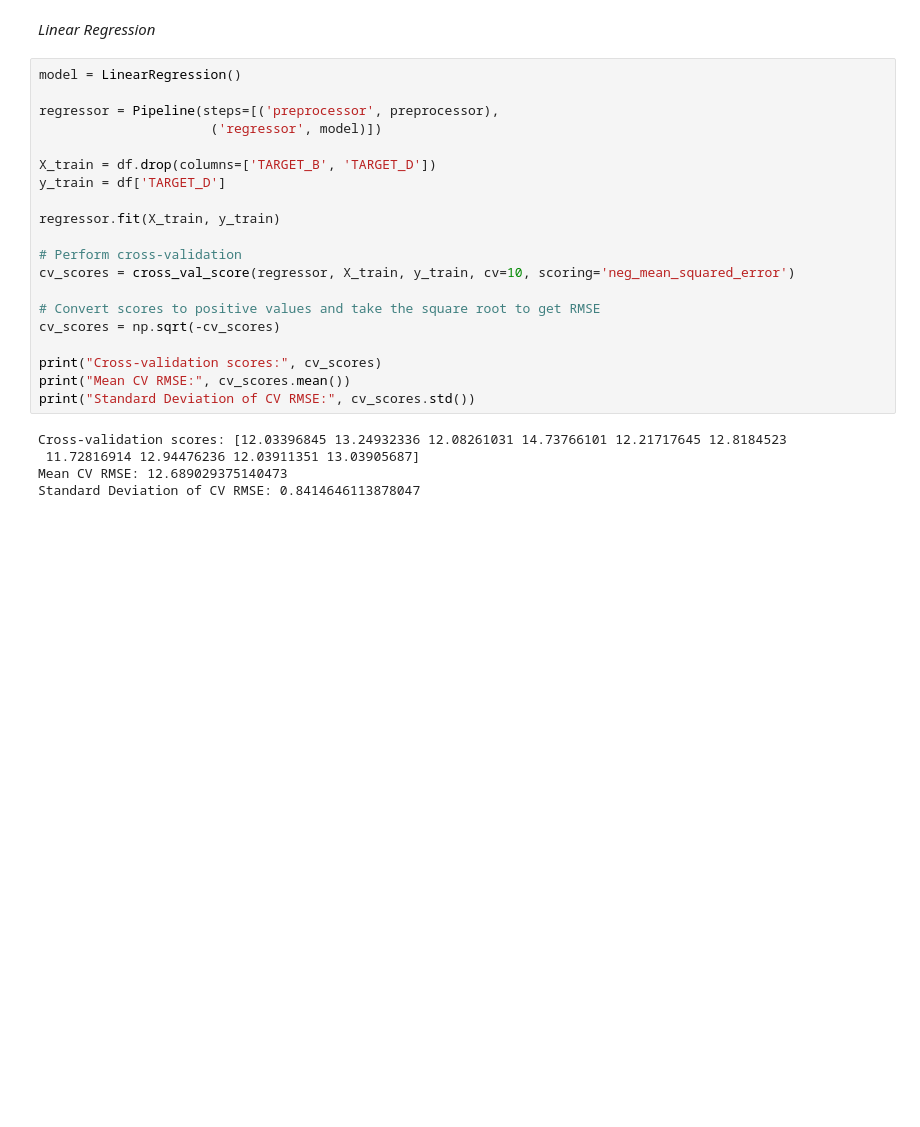
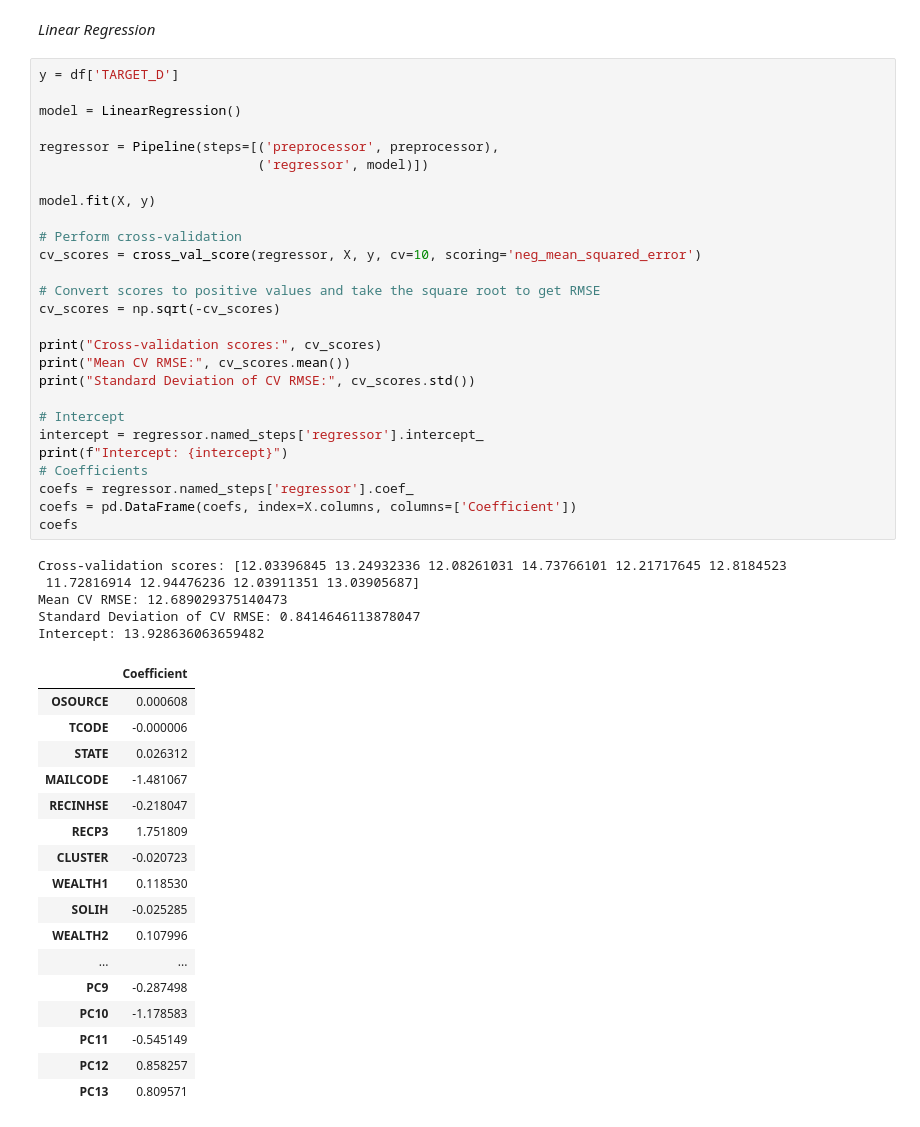
Before and after one commit to darryl-abraham/mlproject, a Jupyter notebook: modelling.ipynb, the cells around one changed output. Saved outputs shown, nothing was run; the diff lists cells and outputs as text; blank space fills up the shorter version.

```diff
--- a/modelling.ipynb
+++ b/modelling.ipynb
@@ -74,27 +216,52 @@ Standard Deviation of CV Accuracy: 0.001963498573816208
 # %% [markdown]
 *Linear Regression*
 # %%
+y = df['TARGET_D']
+
 model = LinearRegression()
 
 regressor = Pipeline(steps=[('preprocessor', preprocessor),
-                      ('regressor', model)])
+                            ('regressor', model)])
 
-X_train = df.drop(columns=['TARGET_B', 'TARGET_D'])
-y_train = df['TARGET_D']
-
-regressor.fit(X_train, y_train)
+model.fit(X, y)
 
 # Perform cross-validation
-cv_scores = cross_val_score(regressor, X_train, y_train, cv=10, scoring='neg_mean_squared_error')
+cv_scores = cross_val_score(regressor, X, y, cv=10, scoring='neg_mean_squared_error')
 
 # Convert scores to positive values and take the square root to get RMSE
 cv_scores = np.sqrt(-cv_scores)
 
 print("Cross-validation scores:", cv_scores)
 print("Mean CV RMSE:", cv_scores.mean())
 print("Standard Deviation of CV RMSE:", cv_scores.std())
+
+# Intercept
+intercept = regressor.named_steps['regressor'].intercept_
+print(f"Intercept: {intercept}")
+# Coefficients
+coefs = regressor.named_steps['regressor'].coef_
+coefs = pd.DataFrame(coefs, index=X.columns, columns=['Coefficient'])
+coefs
 # %% [output]
 Cross-validation scores: [12.03396845 13.24932336 12.08261031 14.73766101 12.21717645 12.8184523
  11.72816914 12.94476236 12.03911351 13.03905687]
 Mean CV RMSE: 12.689029375140473
 Standard Deviation of CV RMSE: 0.8414646113878047
+Intercept: 13.928636063659482
+|  | Coefficient |
+| OSOURCE | 0.000608 |
+| TCODE | -0.000006 |
+| STATE | 0.026312 |
+| MAILCODE | -1.481067 |
+| RECINHSE | -0.218047 |
+| RECP3 | 1.751809 |
+| CLUSTER | -0.020723 |
+| WEALTH1 | 0.118530 |
+| SOLIH | -0.025285 |
+| WEALTH2 | 0.107996 |
+| ... | ... |
+| PC9 | -0.287498 |
+| PC10 | -1.178583 |
+| PC11 | -0.545149 |
+| PC12 | 0.858257 |
+| PC13 | 0.809571 |
```
Also changed, not shown: parts of 7 cells of this notebook.
